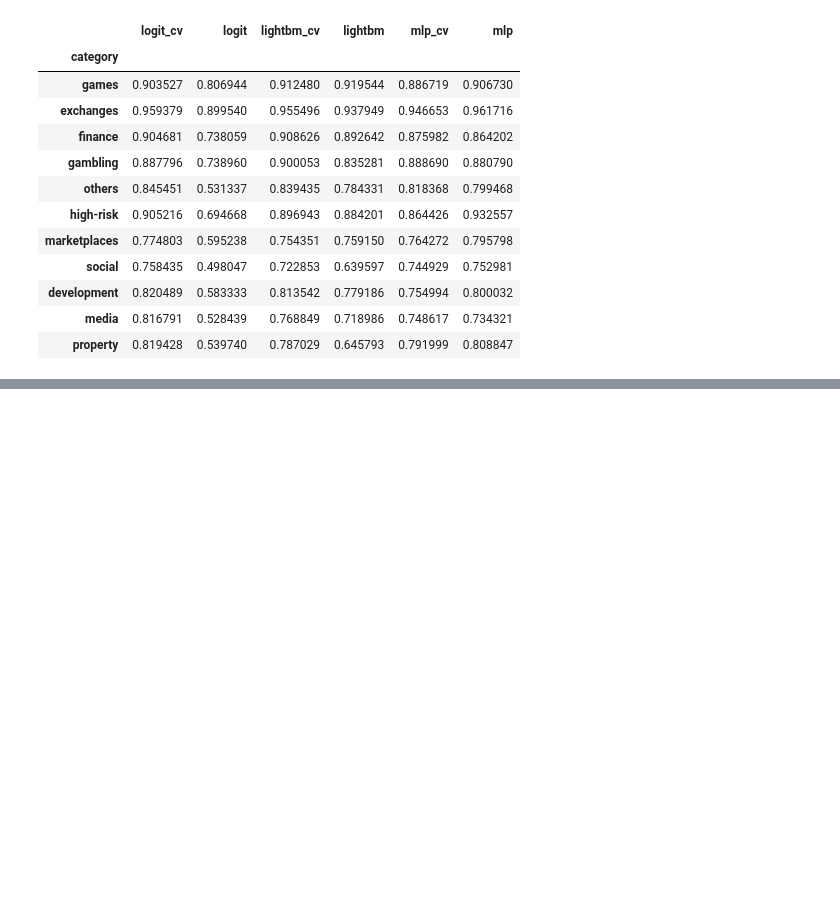
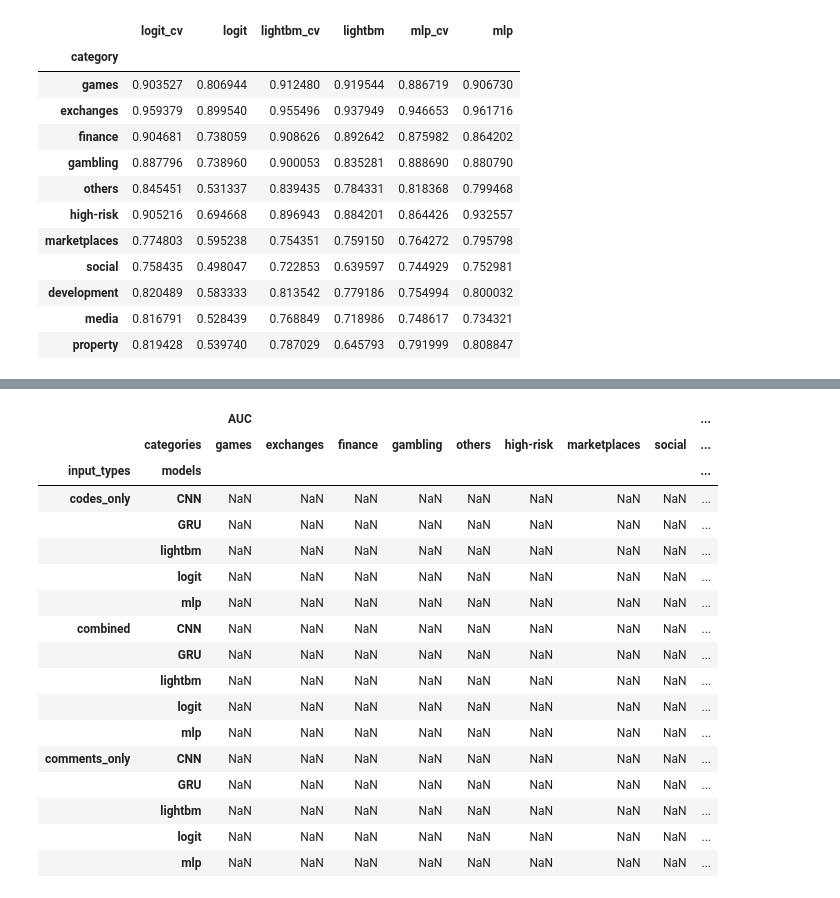
Before and after one commit to HektorLin/HU-IRTG, a Jupyter notebook: DApp_calssification.ipynb, the cells around one changed output, grey strips where cells are left out. Saved outputs shown, nothing was run; the diff lists cells and outputs as text; code cells hidden in the pictures; blank space fills up the shorter version.

```diff
--- a/DApp_calssification.ipynb
+++ b/DApp_calssification.ipynb
@@ -83 +88,4 @@ comment_len.mean()
+# %%
+result = pd.read_csv('/content/drive/My Drive/Colab Notebooks/test_auc.csv')
+cv_result = pd.read_csv('/content/drive/My Drive/Colab Notebooks/validation_auc.csv')
 # %% [markdown]
@@ -588,0 +759,21 @@ table.loc[data['category'].value_counts().index,:]
+# %%
+result.set_index(keys=['input_types','models','categories']).unstack('categories').loc[:,order]
+# %% [output]
+|  |  | AUC |  |  |  |  |  |  |  | ... |
+|  | categories | games | exchanges | finance | gambling | others | high-risk | marketplaces | social | ... |
+| input_types | models |  |  |  |  |  |  |  |  | ... |
+| codes_only | CNN | NaN | NaN | NaN | NaN | NaN | NaN | NaN | NaN | ... |
+|  | GRU | NaN | NaN | NaN | NaN | NaN | NaN | NaN | NaN | ... |
+|  | lightbm | NaN | NaN | NaN | NaN | NaN | NaN | NaN | NaN | ... |
+|  | logit | NaN | NaN | NaN | NaN | NaN | NaN | NaN | NaN | ... |
+|  | mlp | NaN | NaN | NaN | NaN | NaN | NaN | NaN | NaN | ... |
+| combined | CNN | NaN | NaN | NaN | NaN | NaN | NaN | NaN | NaN | ... |
+|  | GRU | NaN | NaN | NaN | NaN | NaN | NaN | NaN | NaN | ... |
+|  | lightbm | NaN | NaN | NaN | NaN | NaN | NaN | NaN | NaN | ... |
+|  | logit | NaN | NaN | NaN | NaN | NaN | NaN | NaN | NaN | ... |
+|  | mlp | NaN | NaN | NaN | NaN | NaN | NaN | NaN | NaN | ... |
+| comments_only | CNN | NaN | NaN | NaN | NaN | NaN | NaN | NaN | NaN | ... |
+|  | GRU | NaN | NaN | NaN | NaN | NaN | NaN | NaN | NaN | ... |
+|  | lightbm | NaN | NaN | NaN | NaN | NaN | NaN | NaN | NaN | ... |
+|  | logit | NaN | NaN | NaN | NaN | NaN | NaN | NaN | NaN | ... |
+|  | mlp | NaN | NaN | NaN | NaN | NaN | NaN | NaN | NaN | ... |
```
Also changed, not shown: parts of 72 cells of this notebook.
